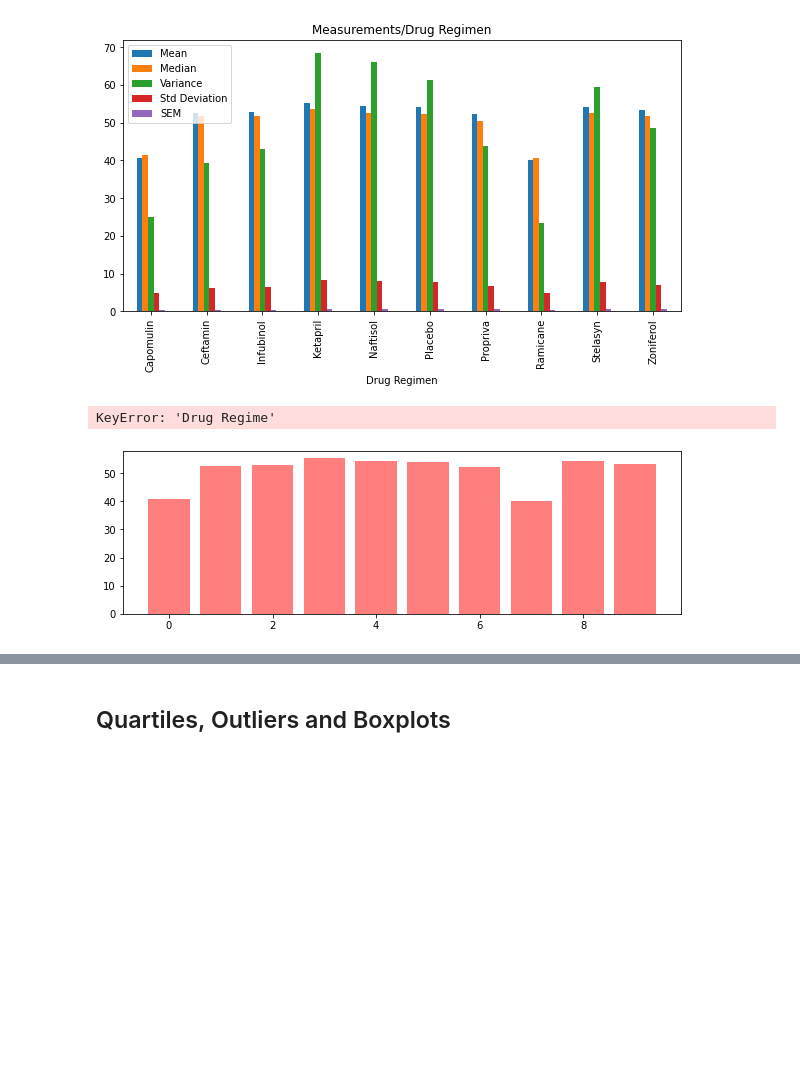
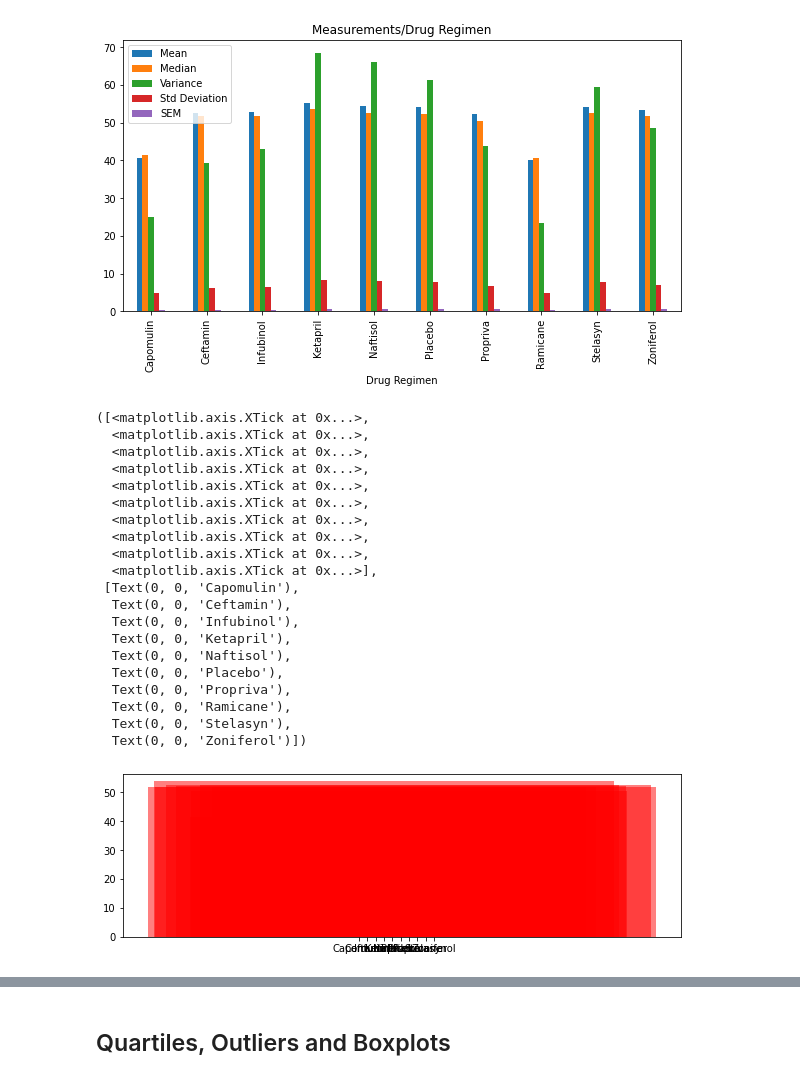
Before and after one commit to g8r1fl/matplotlib-challege, a Jupyter notebook: Pymaceuticals/pymaceuticals_starter.ipynb, the cells around one changed output, grey strips where cells are left out. Saved outputs shown, nothing was run; the diff lists cells and outputs as text; code cells hidden in the pictures; blank space fills up the shorter version.

Commit message:
started working on plots

```diff
--- a/Pymaceuticals/pymaceuticals_starter.ipynb
+++ b/Pymaceuticals/pymaceuticals_starter.ipynb
@@ -200,14 +205,35 @@ ax = summary_df[['Mean', 'Median', 'Variance', 'Std Deviation', 'SEM']].plot(kin
 # %%
 # Generate a bar plot showing the total number of measurements taken on each drug regimen using pyplot.
 #     regimen = list(summary_df.keys())
 #     mean = list(summary_df['Mean'])
 #     med = list(summary_df['Median'])
 
 x_axis = np.arange(len(summary_df))
 tick_locations = [value for value in x_axis]
 plt.figure(figsize=(10,3))
-plt.bar(x_axis, summary_df["Mean"], color='r', alpha=0.5, align="center")
-plt.xticks(tick_locations, summary_df["Drug Regime"])
+plt.bar(x_axis, summary_df["Median"],summary_df["Mean"], color='r', alpha=0.5, align="center")
+plt.xticks(tick_locations, list(summary_df.index))
+
+# plt.show()
 # %% [output]
-KeyError: 'Drug Regime'
+([<matplotlib.axis.XTick at 0x...>,
+  <matplotlib.axis.XTick at 0x...>,
+  <matplotlib.axis.XTick at 0x...>,
+  <matplotlib.axis.XTick at 0x...>,
+  <matplotlib.axis.XTick at 0x...>,
+  <matplotlib.axis.XTick at 0x...>,
+  <matplotlib.axis.XTick at 0x...>,
+  <matplotlib.axis.XTick at 0x...>,
+  <matplotlib.axis.XTick at 0x...>,
+  <matplotlib.axis.XTick at 0x...>],
+ [Text(0, 0, 'Capomulin'),
+  Text(0, 0, 'Ceftamin'),
+  Text(0, 0, 'Infubinol'),
+  Text(0, 0, 'Ketapril'),
+  Text(0, 0, 'Naftisol'),
+  Text(0, 0, 'Placebo'),
+  Text(0, 0, 'Propriva'),
+  Text(0, 0, 'Ramicane'),
+  Text(0, 0, 'Stelasyn'),
+  Text(0, 0, 'Zoniferol')])
-[figure, old version]
+[figure, new version]
```
Also changed, not shown: parts of 6 cells of this notebook.
